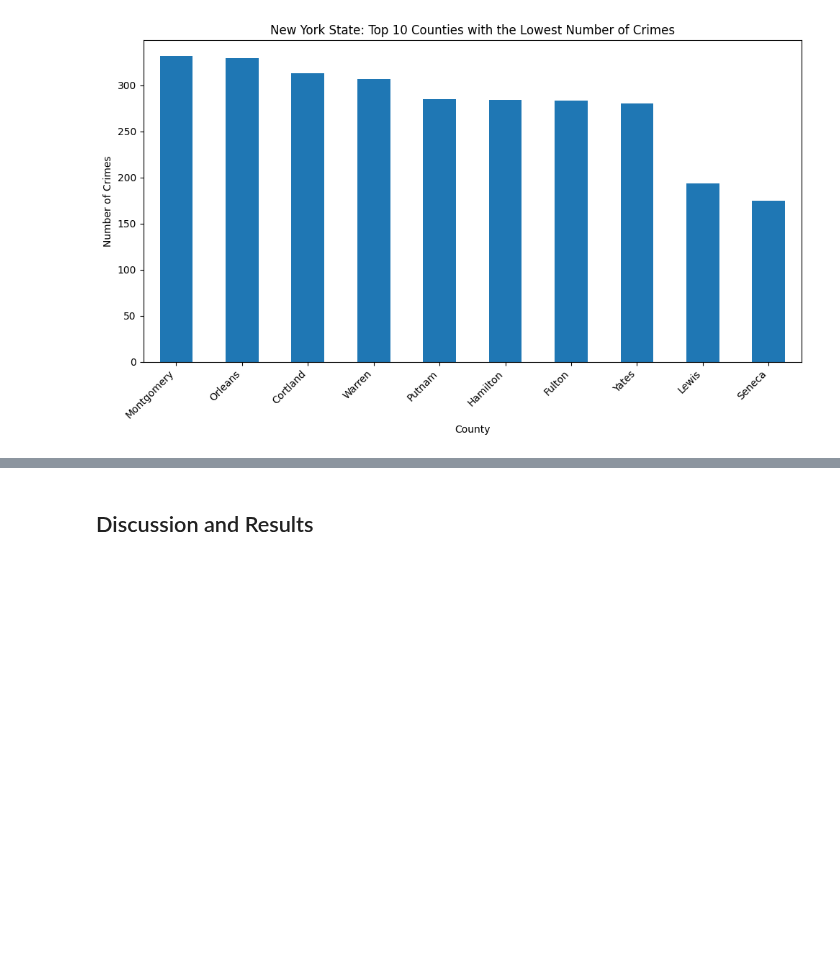
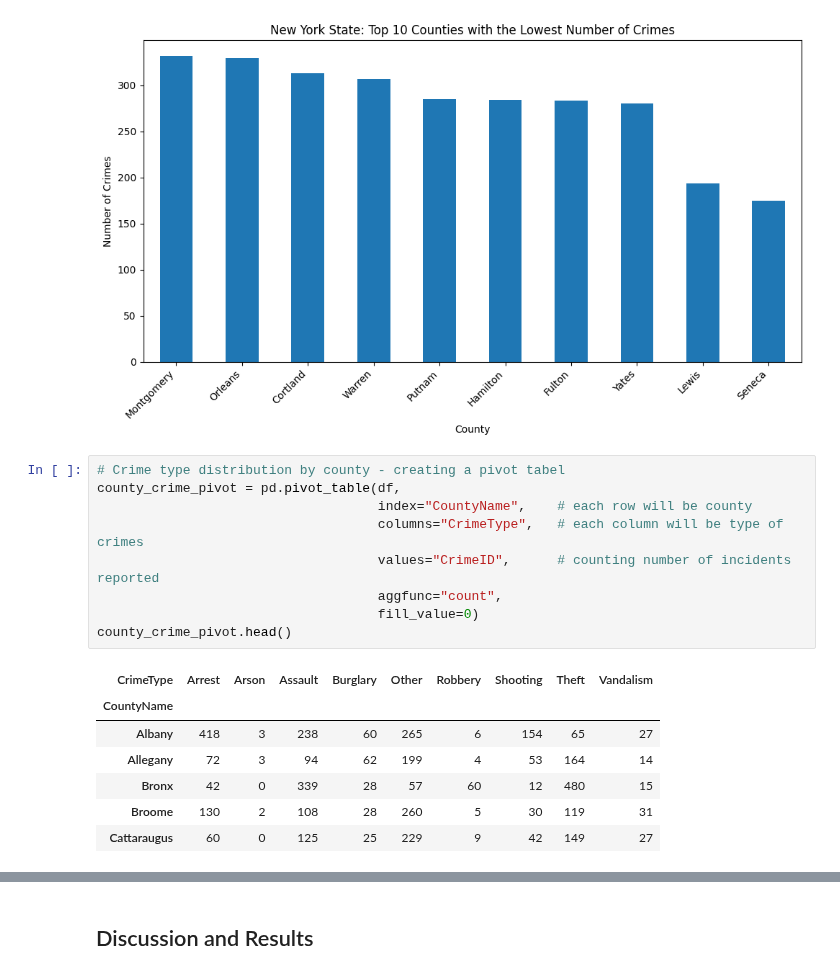
Before and after one commit to Ashliz1/NYC-Crime-Data---Group-10-, a Jupyter notebook: term_project_starter.ipynb, the cells around one changed output, grey strips where cells are left out. Saved outputs shown, nothing was run; the diff lists cells and outputs as text; blank space fills up the shorter version.

```diff
--- a/term_project_starter.ipynb
+++ b/term_project_starter.ipynb
@@ -271,3 +271,20 @@ plt.tight_layout()
 plt.show()
 # %% [output]
 [figure]
+# %%
+# Crime type distribution by county - creating a pivot tabel
+county_crime_pivot = pd.pivot_table(df,
+                                    index="CountyName",    # each row will be county
+                                    columns="CrimeType",   # each column will be type of crimes
+                                    values="CrimeID",      # counting number of incidents reported
+                                    aggfunc="count",
+                                    fill_value=0)
+county_crime_pivot.head()
+# %% [output]
+| CrimeType | Arrest | Arson | Assault | Burglary | Other | Robbery | Shooting | Theft | Vandalism |
+| CountyName |  |  |  |  |  |  |  |  |  |
+| Albany | 418 | 3 | 238 | 60 | 265 | 6 | 154 | 65 | 27 |
+| Allegany | 72 | 3 | 94 | 62 | 199 | 4 | 53 | 164 | 14 |
+| Bronx | 42 | 0 | 339 | 28 | 57 | 60 | 12 | 480 | 15 |
+| Broome | 130 | 2 | 108 | 28 | 260 | 5 | 30 | 119 | 31 |
+| Cattaraugus | 60 | 0 | 125 | 25 | 229 | 9 | 42 | 149 | 27 |
```
Also changed, not shown: parts of 1 cell of this notebook.
